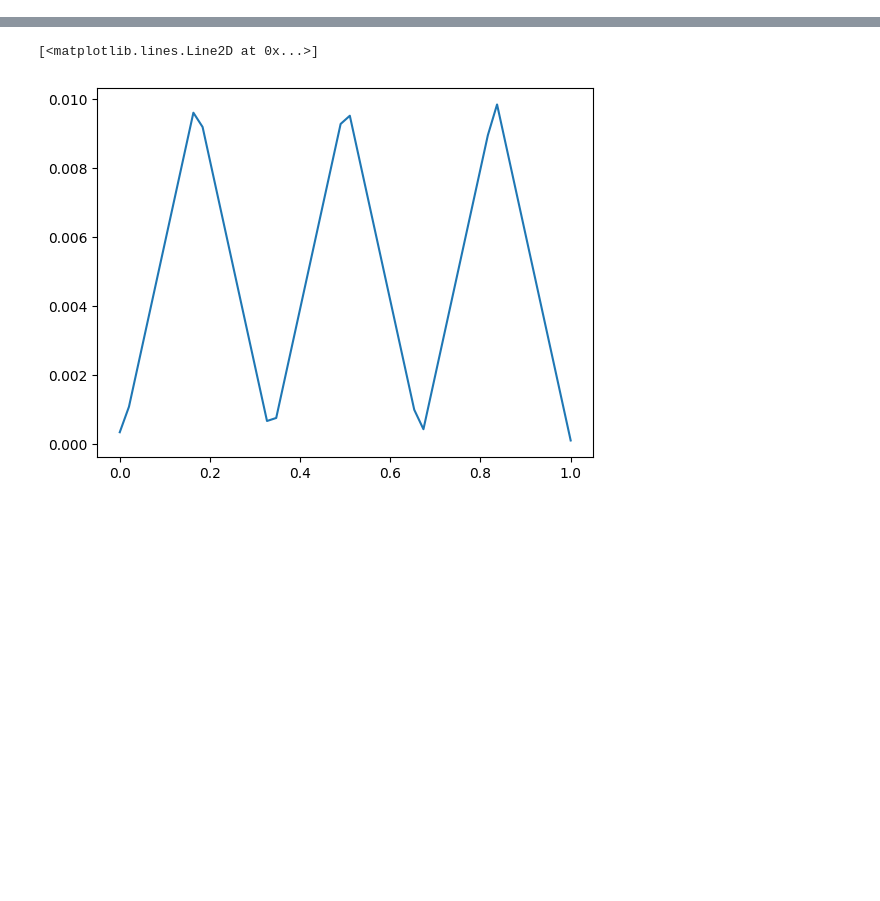
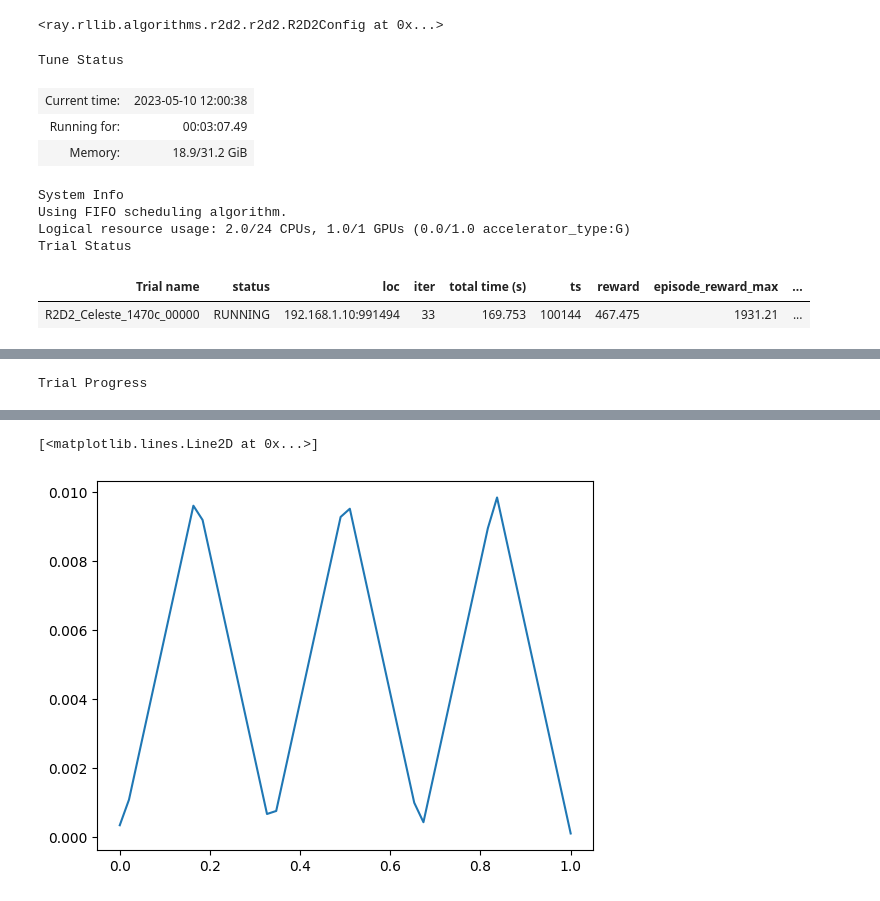
Before and after one commit to boesingerl/celesteRL, a Jupyter notebook: Scale.ipynb, the cells around one changed output, grey strips where cells are left out. Drawn from its saved outputs; the diff is of its cells as text; code cells hidden in the pictures; blank space fills up the shorter version.

Commit message:
updated scale nb with rllib

```diff
--- a/Scale.ipynb
+++ b/Scale.ipynb
@@ -33,0 +54,49 @@ test = socket.recv()
+# %%
+config = R2D2Config()
+
+config.replay_buffer_config.update(
+     {
+         "capacity": 100000,
+         "replay_burn_in": 20,
+         "type": "MultiAgentReplayBuffer",
+         "prioritized_replay": True,
+         "prioritized_replay_alpha": 0.6,
+          # Beta parameter for sampling from prioritized replay buffer.
+         "prioritized_replay_beta": 0.4,
+         "replay_sequence_length":-1
+     }
+)
+
+config.model.update(use_lstm=True,
+                    lstm_cell_size=64,
+                    max_seq_len=20)
+
+config.lr = .0005
+config.num_envs_per_worker = 2
+#config.compress_observations = True
+(config
+ .training(replay_buffer_config=config.replay_buffer_config)
+ .resources(num_gpus=1)
+ .rollouts(num_rollout_workers=1)
+ .environment("Celeste")
+)
+# %% [output]
+<ray.rllib.algorithms.r2d2.r2d2.R2D2Config at 0x...>
+# %%
+#algo = R2D2(config=config)
+analysis = ray.tune.run(R2D2,
+                        config=config,
+                        stop={"training_iteration": 10_000},
+                        checkpoint_at_end=True,
+                        callbacks=[WandbLoggerCallback('celesterllib')])
+# %% [output]
+Tune Status
+| Current time: | 2023-05-10 12:00:38 |
+| Running for: | 00:03:07.49 |
+| Memory: | 18.9/31.2 GiB |
+System Info
+Using FIFO scheduling algorithm.
+Logical resource usage: 2.0/24 CPUs, 1.0/1 GPUs (0.0/1.0 accelerator_type:G)
+Trial Status
+| Trial name | status | loc | iter | total time (s) | ts | reward | episode_reward_max | ... |
+| R2D2_Celeste_1470c_00000 | RUNNING | 192.168.1.10:991494 | 33 | 169.753 | 100144 | 467.475 | 1931.21 | ... |
@@ -33,0 +120 @@ test = socket.recv()
+Trial Progress
```
Also changed, not shown: parts of 14 cells of this notebook.
